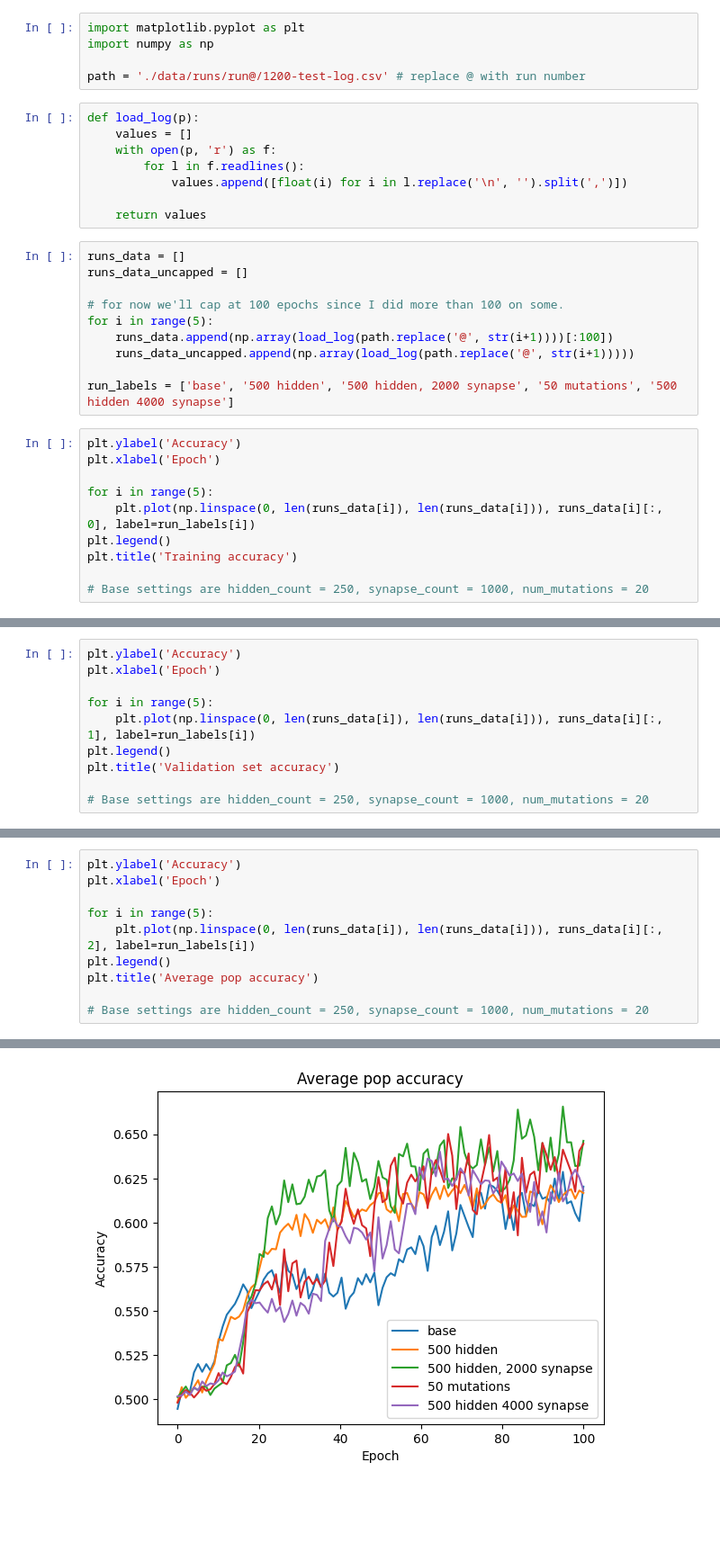
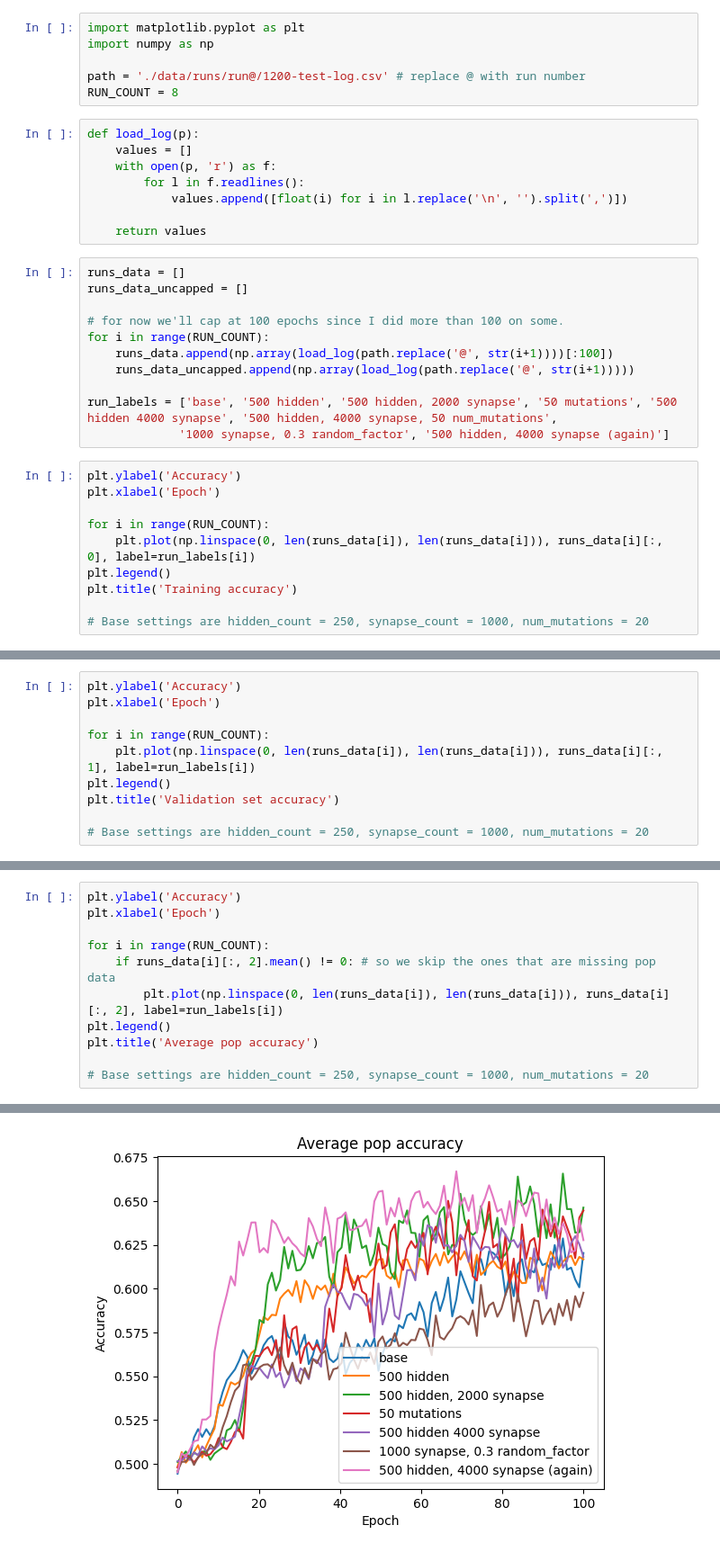
Before and after one commit to khood5/MLAudio, a Jupyter notebook: shotspotter/snn/params-analysis.ipynb, the cells around one changed output, grey strips where cells are left out. Shown at 90% size. Drawn from its saved outputs; the diff is of its cells as text; blank space fills up the shorter version.

```diff
--- a/shotspotter/snn/params-analysis.ipynb
+++ b/shotspotter/snn/params-analysis.ipynb
@@ -3,6 +3,7 @@ import matplotlib.pyplot as plt
 import numpy as np
 
 path = './data/runs/run@/1200-test-log.csv' # replace @ with run number
+RUN_COUNT = 8
 # %%
 def load_log(p):
     values = []
@@ -16,16 +17,17 @@ runs_data = []
 runs_data_uncapped = []
 
 # for now we'll cap at 100 epochs since I did more than 100 on some.
-for i in range(5):
+for i in range(RUN_COUNT):
     runs_data.append(np.array(load_log(path.replace('@', str(i+1))))[:100])
     runs_data_uncapped.append(np.array(load_log(path.replace('@', str(i+1)))))
 
-run_labels = ['base', '500 hidden', '500 hidden, 2000 synapse', '50 mutations', '500 hidden 4000 synapse']
+run_labels = ['base', '500 hidden', '500 hidden, 2000 synapse', '50 mutations', '500 hidden 4000 synapse', '500 hidden, 4000 synapse, 50 num_mutations',
+             '1000 synapse, 0.3 random_factor', '500 hidden, 4000 synapse (again)']
 # %%
 plt.ylabel('Accuracy')
 plt.xlabel('Epoch')
 
-for i in range(5):
+for i in range(RUN_COUNT):
     plt.plot(np.linspace(0, len(runs_data[i]), len(runs_data[i])), runs_data[i][:, 0], label=run_labels[i])
 plt.legend()
 plt.title('Training accuracy')
@@ -38,7 +40,7 @@ Text(0.5, 1.0, 'Training accuracy')
 plt.ylabel('Accuracy')
 plt.xlabel('Epoch')
 
-for i in range(5):
+for i in range(RUN_COUNT):
     plt.plot(np.linspace(0, len(runs_data[i]), len(runs_data[i])), runs_data[i][:, 1], label=run_labels[i])
 plt.legend()
 plt.title('Validation set accuracy')
@@ -50,16 +52,17 @@ Text(0.5, 1.0, 'Validation set accuracy')
 # %%
 plt.ylabel('Accuracy')
 plt.xlabel('Epoch')
 
-for i in range(5):
-    plt.plot(np.linspace(0, len(runs_data[i]), len(runs_data[i])), runs_data[i][:, 2], label=run_labels[i])
+for i in range(RUN_COUNT):
+    if runs_data[i][:, 2].mean() != 0: # so we skip the ones that are missing pop data
+        plt.plot(np.linspace(0, len(runs_data[i]), len(runs_data[i])), runs_data[i][:, 2], label=run_labels[i])
 plt.legend()
 plt.title('Average pop accuracy')
 
 # Base settings are hidden_count = 250, synapse_count = 1000, num_mutations = 20
 # %% [output]
 Text(0.5, 1.0, 'Average pop accuracy')
-[figure, old version]
+[figure, new version]
 # %%
 plt.ylabel('Accuracy')
 plt.xlabel('Epoch')
```
Also changed, not shown: parts of 4 cells of this notebook, 3 other files.
